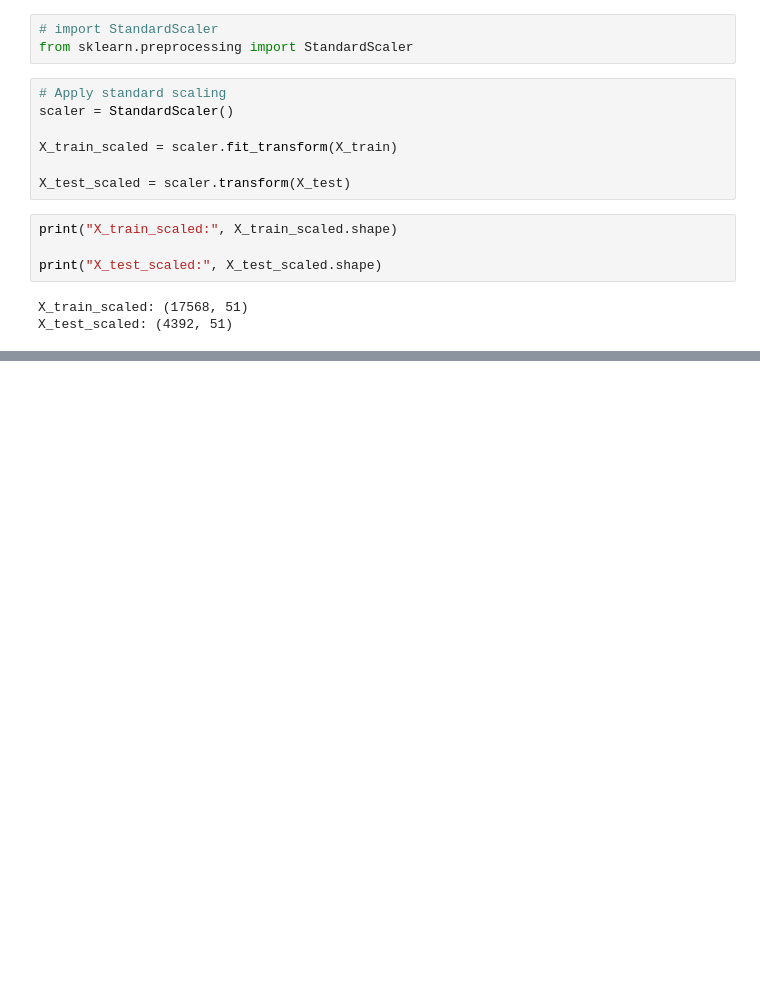
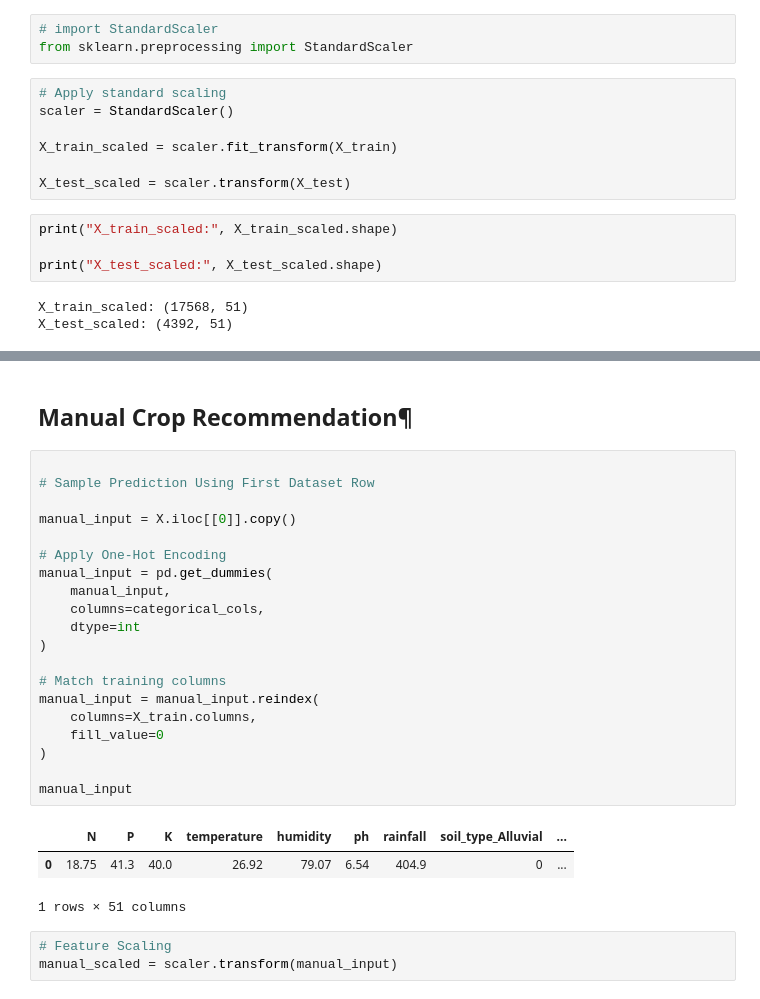
Before and after one commit to adhiyakamar6282-ctrl/Crop_Recommendation, a Jupyter notebook: Crop_Project.ipynb, the cells around one changed output, grey strips where cells are left out. Drawn from its saved outputs; the diff is of its cells as text; blank space fills up the shorter version.

```diff
--- a/Crop_Project.ipynb
+++ b/Crop_Project.ipynb
@@ -479,0 +683,29 @@ X_test_scaled: (4392, 51)
+# %% [markdown]
+## Manual Crop Recommendation¶
+# %%
+
+# Sample Prediction Using First Dataset Row
+
+manual_input = X.iloc[[0]].copy()
+
+# Apply One-Hot Encoding
+manual_input = pd.get_dummies(
+    manual_input,
+    columns=categorical_cols,
+    dtype=int
+)
+
+# Match training columns
+manual_input = manual_input.reindex(
+    columns=X_train.columns,
+    fill_value=0
+)
+
+manual_input
+# %% [output]
+|  | N | P | K | temperature | humidity | ph | rainfall | soil_type_Alluvial | ... |
+| 0 | 18.75 | 41.3 | 40.0 | 26.92 | 79.07 | 6.54 | 404.9 | 0 | ... |
+1 rows × 51 columns
+# %%
+# Feature Scaling
+manual_scaled = scaler.transform(manual_input)
```
Also changed, not shown: parts of 23 cells of this notebook.
